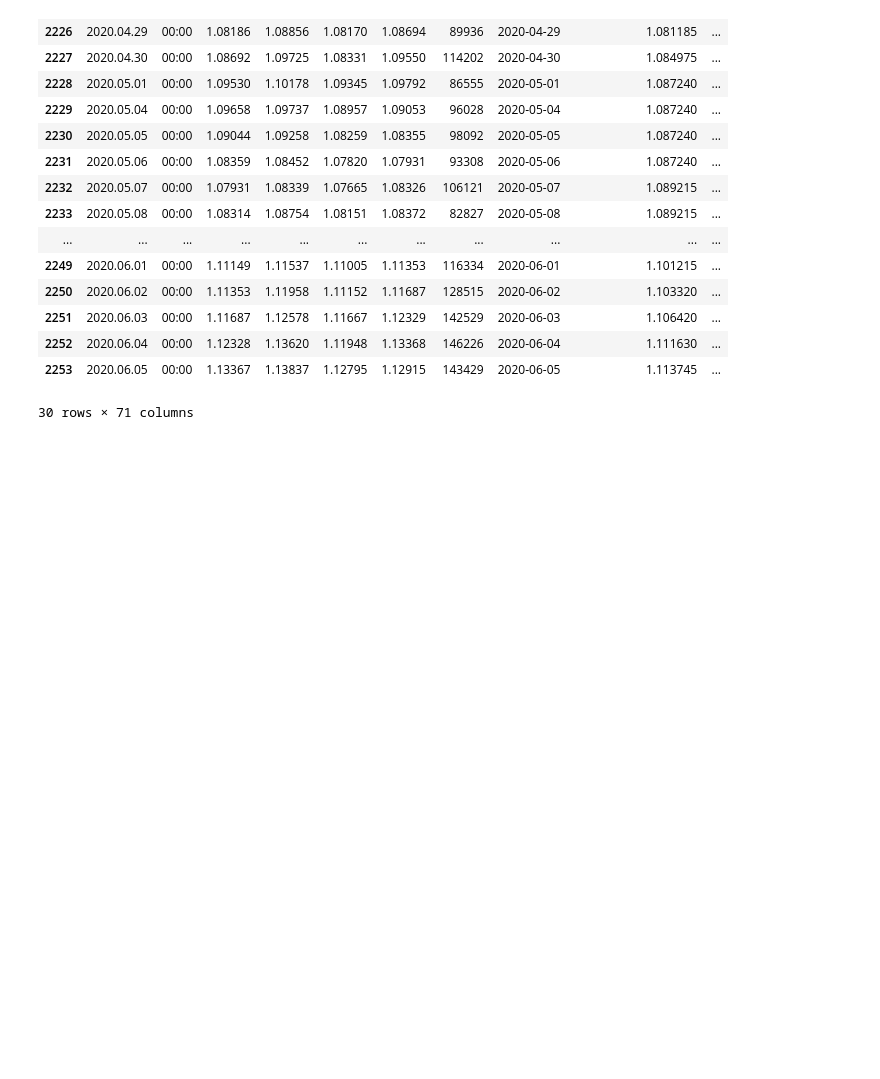
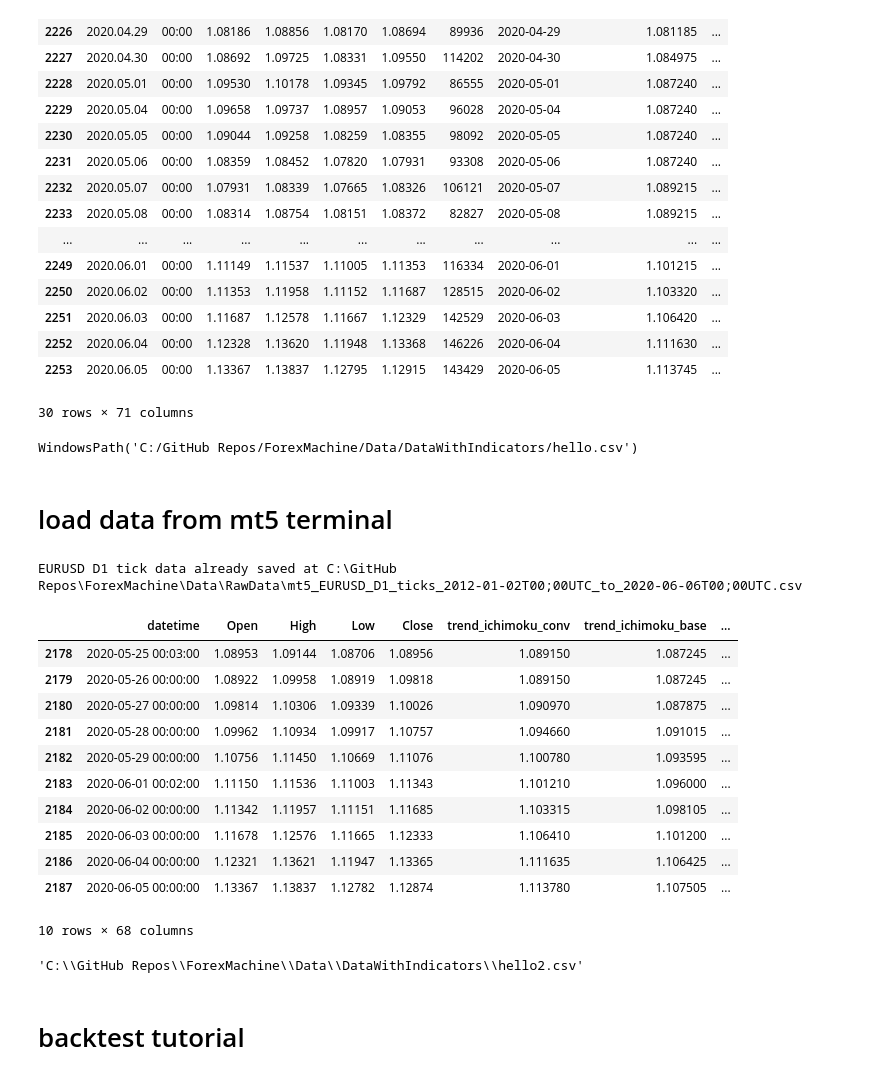
Before and after one commit to 2nsobi/ForexMachine, a Jupyter notebook: notebooks/get_ichimoku_signals.ipynb, the cells around one changed output. Saved outputs shown, nothing was run; the diff lists cells and outputs as text; code cells hidden in the pictures; blank space fills up the shorter version.

```diff
--- a/notebooks/get_ichimoku_signals.ipynb
+++ b/notebooks/get_ichimoku_signals.ipynb
@@ -24,5 +27,8 @@ reload(util)
 config = util.yaml_to_dict()
 current_model = config['current_model']
 indicators = config[current_model]['indicators']
+print(indicators)
 # Read in data with indicators
-data_with_indicators = gi.add_indicators_to_raw(filepath='..\Data\RawData\EURUSDi1440.csv',save_to_disk=True,config=config)
+data_with_indicators = gi.add_indicators_to_raw(filepath='../Data/RawData/EURUSDi1440.csv', save_to_disk=True,
+                                                config=config)
+data_with_indicators.head(55)
@@ -938,3 +956,5 @@ show_data_from_range(data_with_ichi, '2016-05-22', '2016-08-11',
                      main_indicators=['ichimoku'], sub_indicators=['rsi'],visualize_crosses=True)
 # %%
 gi.save_data_with_indicators(data_with_ichi,filename='hello')
+# %% [output]
+WindowsPath('C:/GitHub Repos/ForexMachine/Data/DataWithIndicators/hello.csv')
@@ -958,0 +961,31 @@ for row_tuple in data_with_indicators.itertuples():
+# %% [markdown]
+# load data from mt5 terminal
+# %%
+filepath = gi.download_mt5_data("EURUSD", 'D1', '2012-01-02', '2020-06-06')
+# %% [output]
+EURUSD D1 tick data already saved at C:\GitHub Repos\ForexMachine\Data\RawData\mt5_EURUSD_D1_ticks_2012-01-02T00;00UTC_to_2020-06-06T00;00UTC.csv
+# %%
+# data_with_indicators_2 = gi.add_indicators_to_raw(filepath=filepath, save_to_disk=True,
+#                                                   config=config,
+#                                                   has_headers=True)
+data_with_indicators_2 = gi.add_indicators_to_raw(filepath='C:\\GitHub Repos\\ForexMachine\\Data\\RawData\\mt5_EURUSD_D1_ticks_2012-01-02T00;00UTC_to_2020-06-06T00;00UTC.csv',
+                                                  save_to_disk=True,
+                                                  config=config,
+                                                  has_headers=True,
+                                                  datetime_col='datetime')
+
+data_with_ichi_2 = add_features(data_with_indicators_2)
+data_with_ichi_2.tail(10)
+# %% [output]
+|  | datetime | Open | High | Low | Close | trend_ichimoku_conv | trend_ichimoku_base | ... |
+| 2178 | 2020-05-25 00:03:00 | 1.08953 | 1.09144 | 1.08706 | 1.08956 | 1.089150 | 1.087245 | ... |
+| 2179 | 2020-05-26 00:00:00 | 1.08922 | 1.09958 | 1.08919 | 1.09818 | 1.089150 | 1.087245 | ... |
+| 2180 | 2020-05-27 00:00:00 | 1.09814 | 1.10306 | 1.09339 | 1.10026 | 1.090970 | 1.087875 | ... |
+| 2181 | 2020-05-28 00:00:00 | 1.09962 | 1.10934 | 1.09917 | 1.10757 | 1.094660 | 1.091015 | ... |
+| 2182 | 2020-05-29 00:00:00 | 1.10756 | 1.11450 | 1.10669 | 1.11076 | 1.100780 | 1.093595 | ... |
+| 2183 | 2020-06-01 00:02:00 | 1.11150 | 1.11536 | 1.11003 | 1.11343 | 1.101210 | 1.096000 | ... |
+| 2184 | 2020-06-02 00:00:00 | 1.11342 | 1.11957 | 1.11151 | 1.11685 | 1.103315 | 1.098105 | ... |
+| 2185 | 2020-06-03 00:00:00 | 1.11678 | 1.12576 | 1.11665 | 1.12333 | 1.106410 | 1.101200 | ... |
+| 2186 | 2020-06-04 00:00:00 | 1.12321 | 1.13621 | 1.11947 | 1.13365 | 1.111635 | 1.106425 | ... |
+| 2187 | 2020-06-05 00:00:00 | 1.13367 | 1.13837 | 1.12782 | 1.12874 | 1.113780 | 1.107505 | ... |
+10 rows × 68 columns
@@ -958,0 +998,7 @@ for row_tuple in data_with_indicators.itertuples():
+# %%
+filepath = gi.save_data_with_indicators(data_with_ichi_2,filename='hello2')
+str(filepath)
+# %% [output]
+'C:\\GitHub Repos\\ForexMachine\\Data\\DataWithIndicators\\hello2.csv'
+# %% [markdown]
+# backtest tutorial
```
Also changed, not shown: parts of 26 cells of this notebook, 2 other files.
